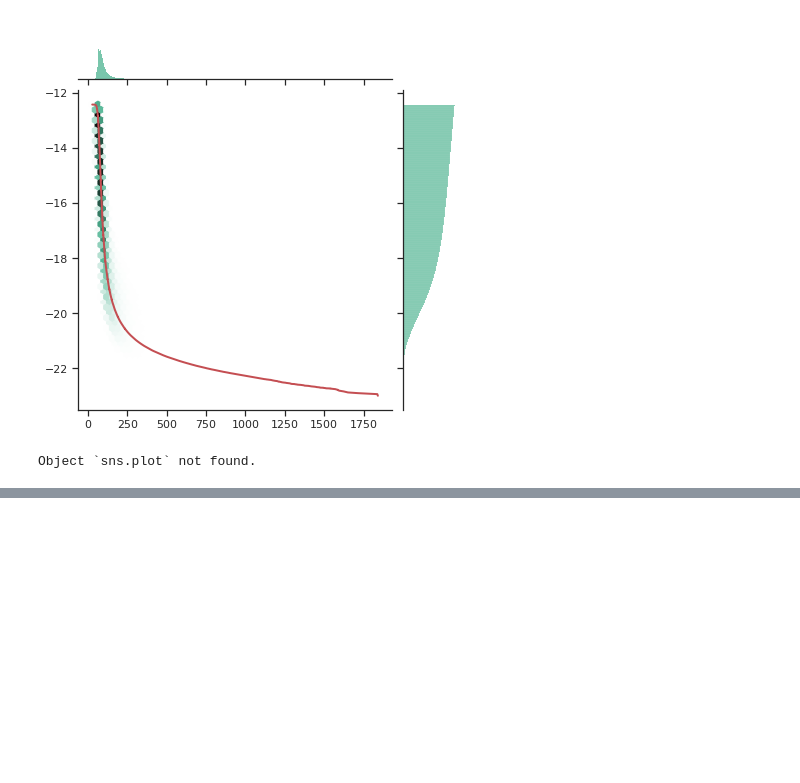
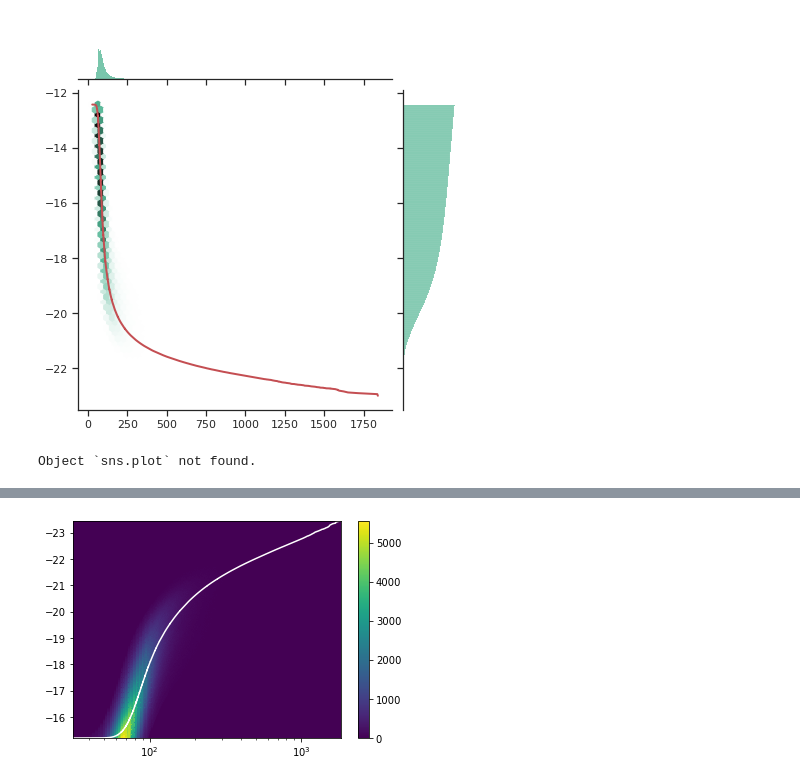
Before and after one commit to zhengyun0215/mock, a Jupyter notebook: newmag.ipynb, the cells around one changed output, grey strips where cells are left out. Saved outputs shown, nothing was run; the diff lists cells and outputs as text; code cells hidden in the pictures; blank space fills up the shorter version.

```diff
--- a/newmag.ipynb
+++ b/newmag.ipynb
@@ -518,0 +556,9 @@ Object `sns.plot` not found.
+# %%
+plt.hist2d(vpeak_92,new_mag_92,bins = 1000)
+plt.gca().invert_yaxis()
+plt.plot(vpeak_92,newmag_92,color = 'white',label = '$z = 0.25$')
+plt.xscale('log')
+plt.colorbar()
+plt.show()
+# %% [output]
+[figure, added]
```
Also changed, not shown: parts of 21 cells of this notebook.
